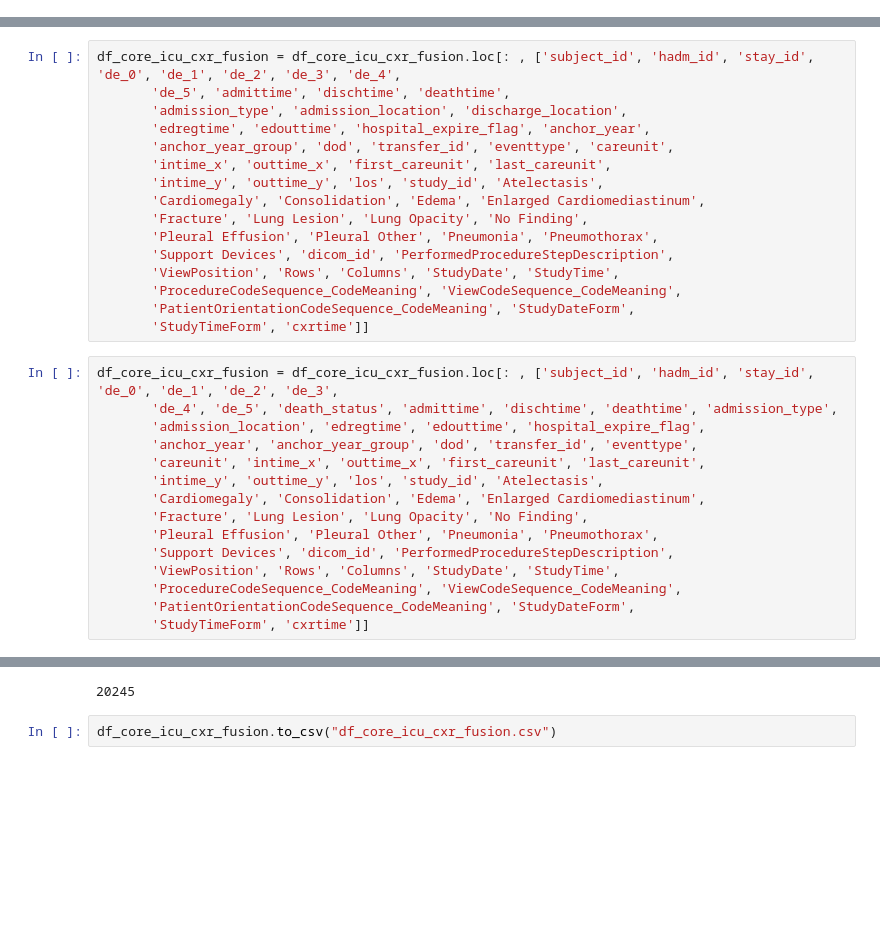
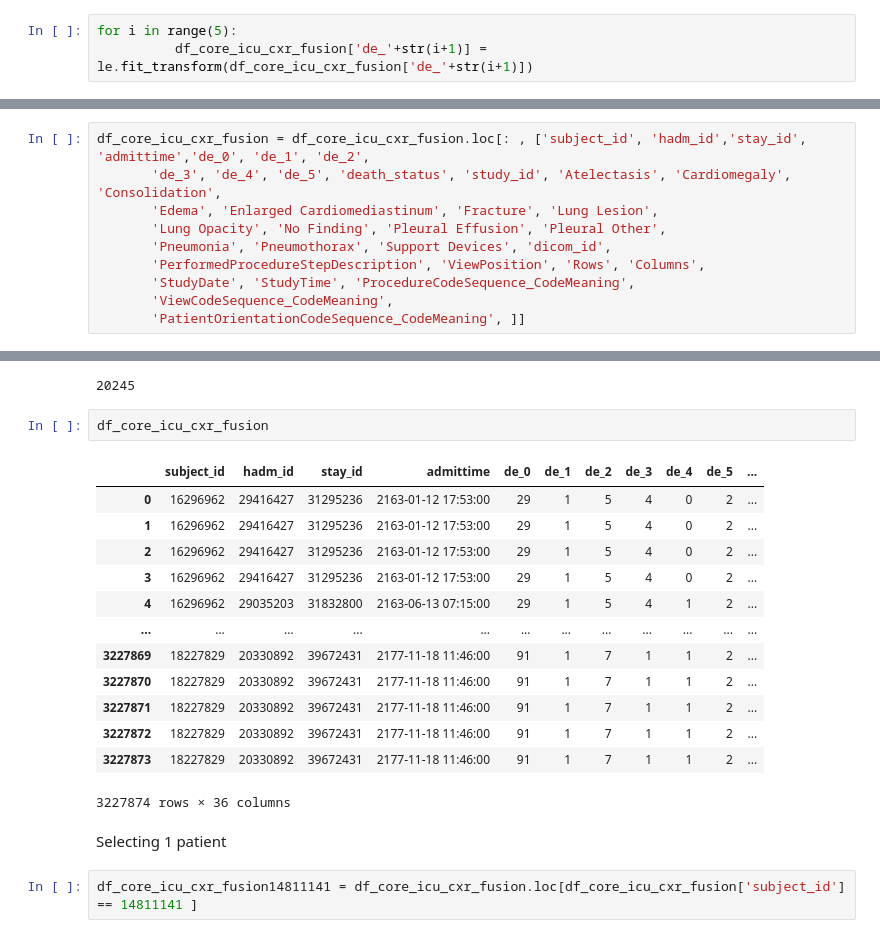
Before and after one commit to BrahimFakri/Patient-Health-Data-Analysis-And-Feature-Extraction-For-Machine-Learning, a Jupyter notebook: notebooks/demographic_embeddings.ipynb, the cells around one changed output, grey strips where cells are left out. Drawn from its saved outputs; the diff is of its cells as text; blank space fills up the shorter version.

```diff
--- a/notebooks/demographic_embeddings.ipynb
+++ b/notebooks/demographic_embeddings.ipynb
@@ -134,0 +138,3 @@ df_core_icu_cxr_fusion['death_status'] = np.where(df_core_icu_cxr_fusion['discha
+# %%
+for i in range(5):
+          df_core_icu_cxr_fusion['de_'+str(i+1)] = le.fit_transform(df_core_icu_cxr_fusion['de_'+str(i+1)])
@@ -139,34 +169,13 @@ df_core_icu_cxr_fusion = df_core_icu_cxr_fusion.drop(['discharge_location'], axi
 # %%
-df_core_icu_cxr_fusion = df_core_icu_cxr_fusion.loc[: , ['subject_id', 'hadm_id', 'stay_id', 'de_0', 'de_1', 'de_2', 'de_3', 'de_4',
-       'de_5', 'admittime', 'dischtime', 'deathtime',
-       'admission_type', 'admission_location', 'discharge_location',
-       'edregtime', 'edouttime', 'hospital_expire_flag', 'anchor_year',
-       'anchor_year_group', 'dod', 'transfer_id', 'eventtype', 'careunit',
-       'intime_x', 'outtime_x', 'first_careunit', 'last_careunit',
-       'intime_y', 'outtime_y', 'los', 'study_id', 'Atelectasis',
-       'Cardiomegaly', 'Consolidation', 'Edema', 'Enlarged Cardiomediastinum',
-       'Fracture', 'Lung Lesion', 'Lung Opacity', 'No Finding',
-       'Pleural Effusion', 'Pleural Other', 'Pneumonia', 'Pneumothorax',
-       'Support Devices', 'dicom_id', 'PerformedProcedureStepDescription',
-       'ViewPosition', 'Rows', 'Columns', 'StudyDate', 'StudyTime',
-       'ProcedureCodeSequence_CodeMeaning', 'ViewCodeSequence_CodeMeaning',
-       'PatientOrientationCodeSequence_CodeMeaning', 'StudyDateForm',
-       'StudyTimeForm', 'cxrtime']]
+df_core_icu_cxr_fusion = df_core_icu_cxr_fusion.loc[: , ['subject_id', 'hadm_id','stay_id',  'admittime','de_0', 'de_1', 'de_2',
+       'de_3', 'de_4', 'de_5', 'death_status', 'study_id', 'Atelectasis', 'Cardiomegaly', 'Consolidation',
+       'Edema', 'Enlarged Cardiomediastinum', 'Fracture', 'Lung Lesion',
+       'Lung Opacity', 'No Finding', 'Pleural Effusion', 'Pleural Other',
+       'Pneumonia', 'Pneumothorax', 'Support Devices', 'dicom_id',
+       'PerformedProcedureStepDescription', 'ViewPosition', 'Rows', 'Columns',
+       'StudyDate', 'StudyTime', 'ProcedureCodeSequence_CodeMeaning',
+       'ViewCodeSequence_CodeMeaning',
+       'PatientOrientationCodeSequence_CodeMeaning', ]]
-# %%
-df_core_icu_cxr_fusion = df_core_icu_cxr_fusion.loc[: , ['subject_id', 'hadm_id', 'stay_id', 'de_0', 'de_1', 'de_2', 'de_3',
-       'de_4', 'de_5', 'death_status', 'admittime', 'dischtime', 'deathtime', 'admission_type',
-       'admission_location', 'edregtime', 'edouttime', 'hospital_expire_flag',
-       'anchor_year', 'anchor_year_group', 'dod', 'transfer_id', 'eventtype',
-       'careunit', 'intime_x', 'outtime_x', 'first_careunit', 'last_careunit',
-       'intime_y', 'outtime_y', 'los', 'study_id', 'Atelectasis',
-       'Cardiomegaly', 'Consolidation', 'Edema', 'Enlarged Cardiomediastinum',
-       'Fracture', 'Lung Lesion', 'Lung Opacity', 'No Finding',
-       'Pleural Effusion', 'Pleural Other', 'Pneumonia', 'Pneumothorax',
-       'Support Devices', 'dicom_id', 'PerformedProcedureStepDescription',
-       'ViewPosition', 'Rows', 'Columns', 'StudyDate', 'StudyTime',
-       'ProcedureCodeSequence_CodeMeaning', 'ViewCodeSequence_CodeMeaning',
-       'PatientOrientationCodeSequence_CodeMeaning', 'StudyDateForm',
-       'StudyTimeForm', 'cxrtime']]
 # %%
 df_core_icu_cxr_fusion.columns
 # %% [output]
@@ -190,5 +193,23 @@ Index(['subject_id', 'hadm_id', 'stay_id', 'de_0', 'de_1', 'de_2', 'de_3',
 len(df_core_icu_cxr_fusion['subject_id'].unique())
 # %% [output]
 20245
-# %%
-df_core_icu_cxr_fusion.to_csv("df_core_icu_cxr_fusion.csv")
+# %%
+df_core_icu_cxr_fusion
+# %% [output]
+|  | subject_id | hadm_id | stay_id | admittime | de_0 | de_1 | de_2 | de_3 | de_4 | de_5 | ... |
+| 0 | 16296962 | 29416427 | 31295236 | 2163-01-12 17:53:00 | 29 | 1 | 5 | 4 | 0 | 2 | ... |
+| 1 | 16296962 | 29416427 | 31295236 | 2163-01-12 17:53:00 | 29 | 1 | 5 | 4 | 0 | 2 | ... |
+| 2 | 16296962 | 29416427 | 31295236 | 2163-01-12 17:53:00 | 29 | 1 | 5 | 4 | 0 | 2 | ... |
+| 3 | 16296962 | 29416427 | 31295236 | 2163-01-12 17:53:00 | 29 | 1 | 5 | 4 | 0 | 2 | ... |
+| 4 | 16296962 | 29035203 | 31832800 | 2163-06-13 07:15:00 | 29 | 1 | 5 | 4 | 1 | 2 | ... |
+| ... | ... | ... | ... | ... | ... | ... | ... | ... | ... | ... | ... |
+| 3227869 | 18227829 | 20330892 | 39672431 | 2177-11-18 11:46:00 | 91 | 1 | 7 | 1 | 1 | 2 | ... |
+| 3227870 | 18227829 | 20330892 | 39672431 | 2177-11-18 11:46:00 | 91 | 1 | 7 | 1 | 1 | 2 | ... |
+| 3227871 | 18227829 | 20330892 | 39672431 | 2177-11-18 11:46:00 | 91 | 1 | 7 | 1 | 1 | 2 | ... |
+| 3227872 | 18227829 | 20330892 | 39672431 | 2177-11-18 11:46:00 | 91 | 1 | 7 | 1 | 1 | 2 | ... |
+| 3227873 | 18227829 | 20330892 | 39672431 | 2177-11-18 11:46:00 | 91 | 1 | 7 | 1 | 1 | 2 | ... |
+3227874 rows × 36 columns
+# %% [markdown]
+Selecting 1 patient
+# %%
+df_core_icu_cxr_fusion14811141 = df_core_icu_cxr_fusion.loc[df_core_icu_cxr_fusion['subject_id'] == 14811141 ]
```
Also changed, not shown: parts of 13 cells of this notebook, 1 other file.
